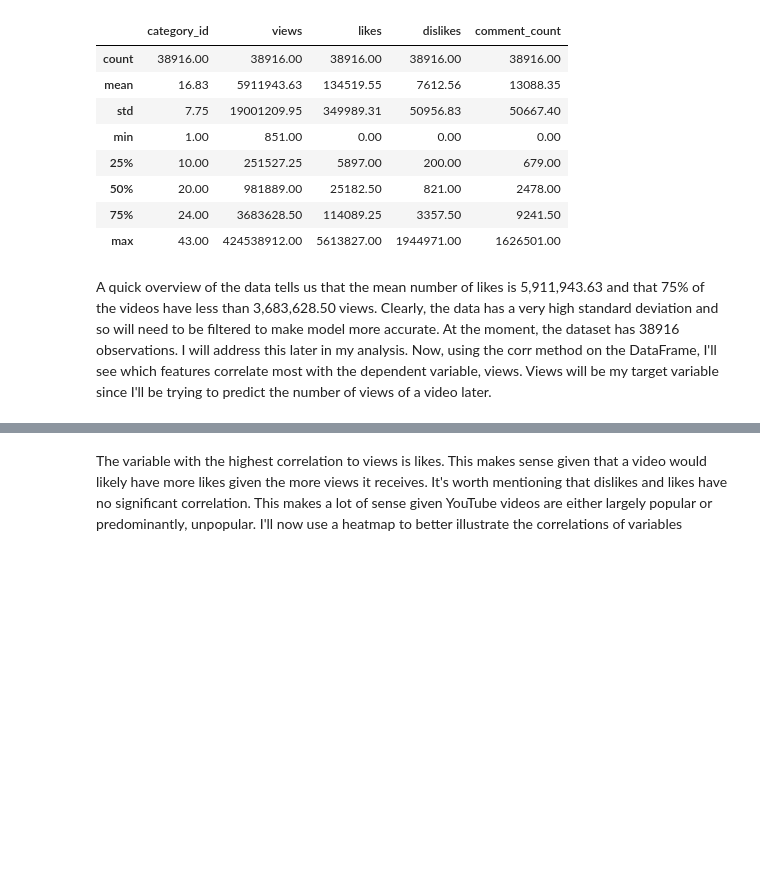
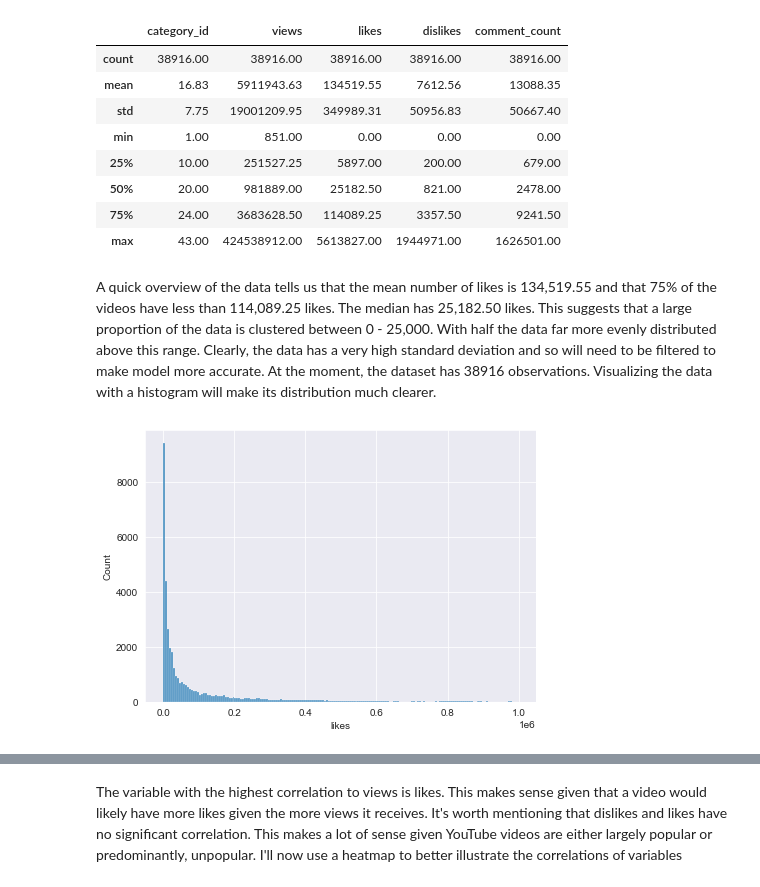
Before and after one commit to Thomsoa194/Youtube_analysis, a Jupyter notebook: analysis.ipynb, the cells around one changed output, grey strips where cells are left out. Drawn from its saved outputs; the diff is of its cells as text; code cells hidden in the pictures; blank space fills up the shorter version.

```diff
--- a/analysis.ipynb
+++ b/analysis.ipynb
@@ -97,4 +93,9 @@ gb.describe()
 | 75% | 24.00 | 3683628.50 | 114089.25 | 3357.50 | 9241.50 |
 | max | 43.00 | 424538912.00 | 5613827.00 | 1944971.00 | 1626501.00 |
 # %% [markdown]
-A quick overview of the data tells us that the mean number of likes is 5,911,943.63 and that 75% of the videos have less than 3,683,628.50 views. Clearly, the data has a very high standard deviation and so will need to be filtered to make model more accurate. At the moment, the dataset has 38916 observations. I will address this later in my analysis. Now, using the corr method on the DataFrame, I'll see which features correlate most with the dependent variable, views. Views will be my target variable since I'll be trying to predict the number of views of a video later.
+A quick overview of the data tells us that the mean number of likes is 134,519.55 and that 75% of the videos have less than 114,089.25 likes. The median has 25,182.50 likes. This suggests that a large proportion of the data is clustered between 0 - 25,000. With half the data far more evenly distributed above this range. Clearly, the data has a very high standard deviation and so will need to be filtered to make model more accurate. At the moment, the dataset has 38916 observations. Visualizing the data with a histogram will make its distribution much clearer.
+# %%
+fig, ax = plt.subplots(figsize=(7, 5))
+sns.histplot(x = 'likes', data=gb[gb['likes'] < 1000000]);
+# %% [output]
+[figure, new version]
```
Also changed, not shown: parts of 42 cells of this notebook.
